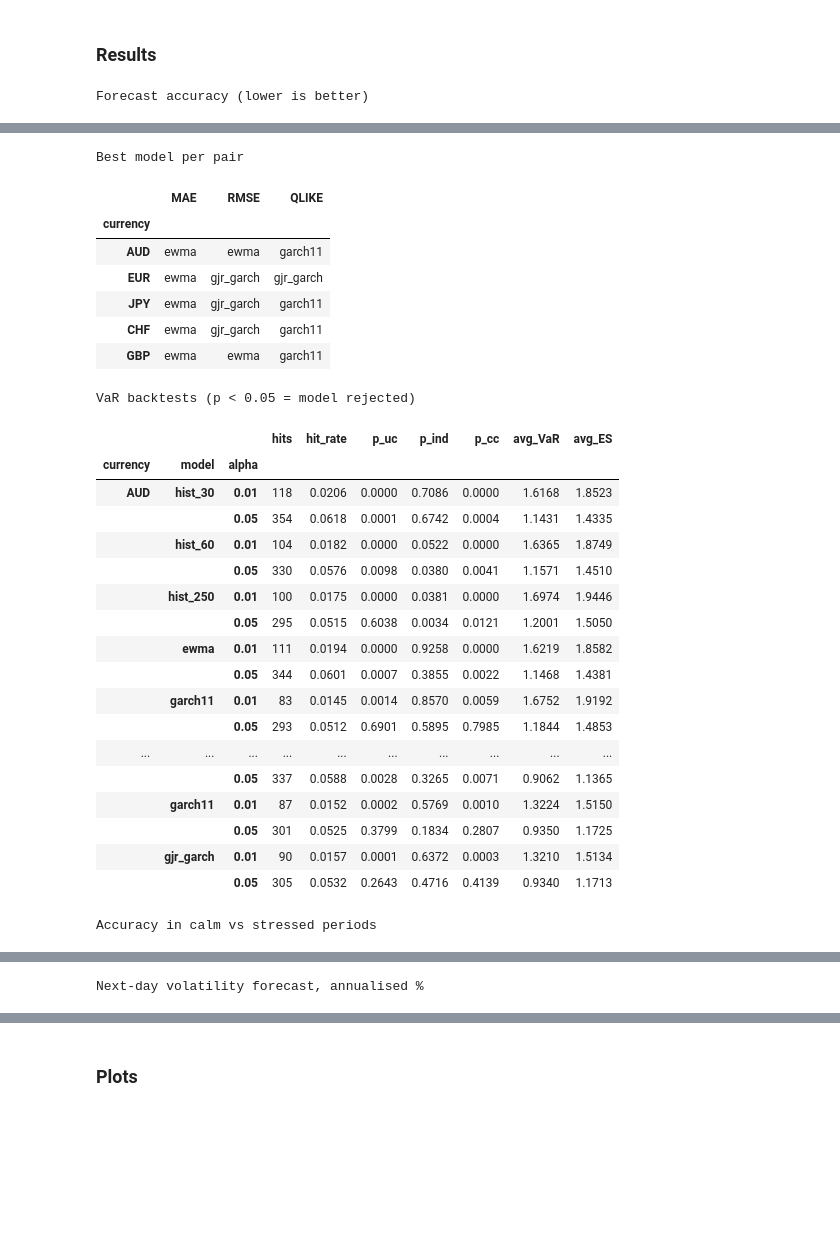
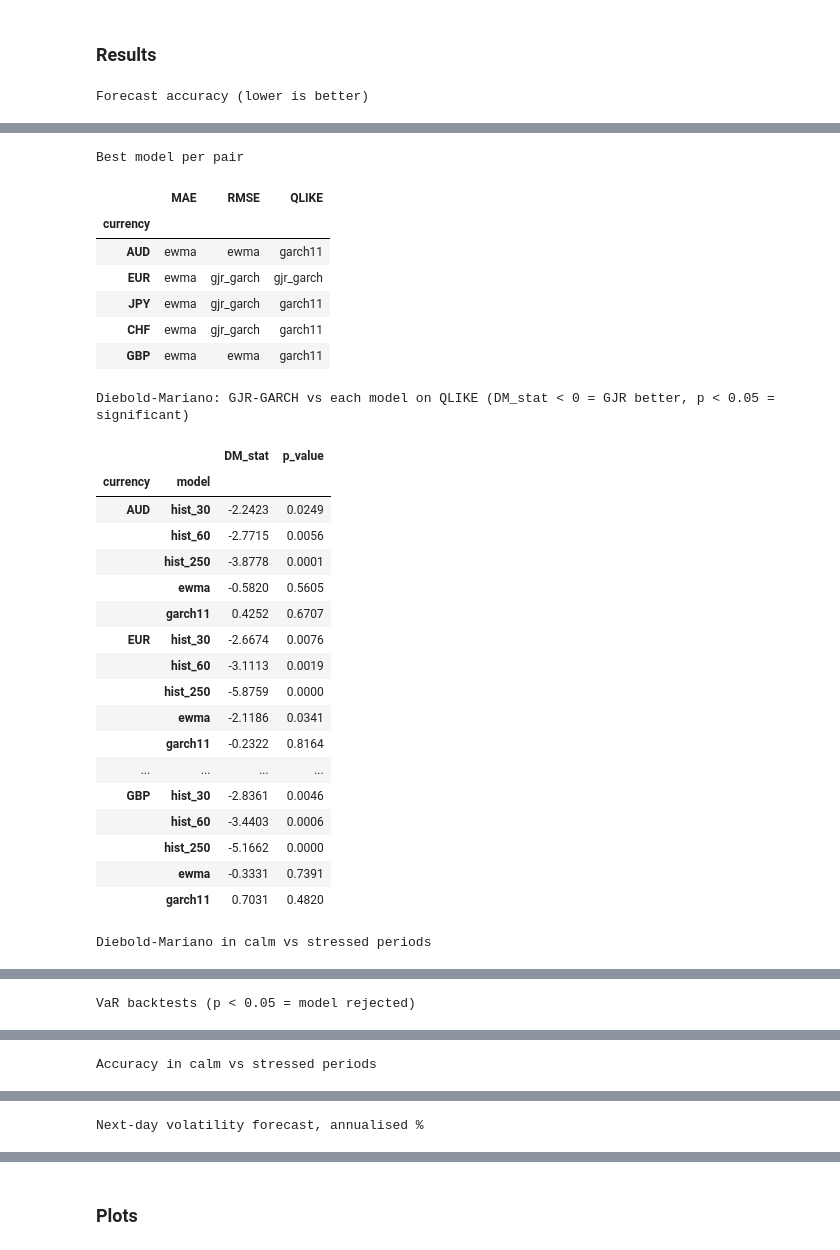
Before and after one commit to QRSocietyTMU/GARCH-Project, a Jupyter notebook: main.ipynb, the cells around one changed output, grey strips where cells are left out. Saved outputs shown, nothing was run; the diff lists cells and outputs as text; code cells hidden in the pictures; blank space fills up the shorter version.

```diff
--- a/main.ipynb
+++ b/main.ipynb
@@ -195,6 +195,12 @@ display(run["results"].round(4))
 print("Best model per pair")
 display(pd.DataFrame({k: run["results"][k].unstack("model").idxmin(axis=1) for k in ["MAE", "RMSE", "QLIKE"]}))
 
+print("Diebold-Mariano: GJR-GARCH vs each model on QLIKE (DM_stat < 0 = GJR better, p < 0.05 = significant)")
+display(run["dm"].round(4))
+
+print("Diebold-Mariano in calm vs stressed periods")
+display(run["dm_by_regime"].round(4))
+
 print("VaR backtests (p < 0.05 = model rejected)")
 display(run["risk"].round(4))
 
@@ -204,50 +210,50 @@ display(run["by_regime"].round(4))
 print("Next-day volatility forecast, annualised %")
 display(run["next_day_vol"].round(2))
 # %% [output]
 Forecast accuracy (lower is better)
 |  |  | MAE | RMSE | QLIKE |
 | currency | model |  |  |  |
 | AUD | hist_30 | 0.6457 | 2.1480 | 0.2255 |
 |  | hist_60 | 0.6542 | 2.2082 | 0.2429 |
 |  | hist_250 | 0.6826 | 2.2570 | 0.3445 |
 |  | ewma | 0.6397 | 2.0875 | 0.2139 |
 |  | garch11 | 0.6435 | 2.1041 | 0.2095 |
 |  | gjr_garch | 0.6405 | 2.0979 | 0.2105 |
 | EUR | hist_30 | 0.3291 | 0.6726 | -0.3199 |
 |  | hist_60 | 0.3304 | 0.6743 | -0.3247 |
 |  | hist_250 | 0.3420 | 0.6935 | -0.2576 |
 |  | ewma | 0.3288 | 0.6727 | -0.3279 |
 | ... | ... | ... | ... | ... |
 |  | hist_60 | 0.3830 | 1.2306 | -0.2028 |
 |  | hist_250 | 0.3927 | 1.2505 | -0.1155 |
 |  | ewma | 0.3775 | 1.2208 | -0.2248 |
 |  | garch11 | 0.3810 | 1.2239 | -0.2312 |
 |  | gjr_garch | 0.3808 | 1.2260 | -0.2277 |
 Best model per pair
 |  | MAE | RMSE | QLIKE |
 | currency |  |  |  |
 | AUD | ewma | ewma | garch11 |
 | EUR | ewma | gjr_garch | gjr_garch |
 | JPY | ewma | gjr_garch | garch11 |
 | CHF | ewma | gjr_garch | garch11 |
 | GBP | ewma | ewma | garch11 |
-VaR backtests (p < 0.05 = model rejected)
+Diebold-Mariano: GJR-GARCH vs each model on QLIKE (DM_stat < 0 = GJR better, p < 0.05 = significant)
-|  |  |  | hits | hit_rate | p_uc | p_ind | p_cc | avg_VaR | avg_ES |
-| currency | model | alpha |  |  |  |  |  |  |  |
-| AUD | hist_30 | 0.01 | 118 | 0.0206 | 0.0000 | 0.7086 | 0.0000 | 1.6168 | 1.8523 |
-|  |  | 0.05 | 354 | 0.0618 | 0.0001 | 0.6742 | 0.0004 | 1.1431 | 1.4335 |
-|  | hist_60 | 0.01 | 104 | 0.0182 | 0.0000 | 0.0522 | 0.0000 | 1.6365 | 1.8749 |
-|  |  | 0.05 | 330 | 0.0576 | 0.0098 | 0.0380 | 0.0041 | 1.1571 | 1.4510 |
-|  | hist_250 | 0.01 | 100 | 0.0175 | 0.0000 | 0.0381 | 0.0000 | 1.6974 | 1.9446 |
-|  |  | 0.05 | 295 | 0.0515 | 0.6038 | 0.0034 | 0.0121 | 1.2001 | 1.5050 |
-|  | ewma | 0.01 | 111 | 0.0194 | 0.0000 | 0.9258 | 0.0000 | 1.6219 | 1.8582 |
-|  |  | 0.05 | 344 | 0.0601 | 0.0007 | 0.3855 | 0.0022 | 1.1468 | 1.4381 |
-|  | garch11 | 0.01 | 83 | 0.0145 | 0.0014 | 0.8570 | 0.0059 | 1.6752 | 1.9192 |
-|  |  | 0.05 | 293 | 0.0512 | 0.6901 | 0.5895 | 0.7985 | 1.1844 | 1.4853 |
-| ... | ... | ... | ... | ... | ... | ... | ... | ... | ... |
-|  |  | 0.05 | 337 | 0.0588 | 0.0028 | 0.3265 | 0.0071 | 0.9062 | 1.1365 |
-|  | garch11 | 0.01 | 87 | 0.0152 | 0.0002 | 0.5769 | 0.0010 | 1.3224 | 1.5150 |
-|  |  | 0.05 | 301 | 0.0525 | 0.3799 | 0.1834 | 0.2807 | 0.9350 | 1.1725 |
-|  | gjr_garch | 0.01 | 90 | 0.0157 | 0.0001 | 0.6372 | 0.0003 | 1.3210 | 1.5134 |
-|  |  | 0.05 | 305 | 0.0532 | 0.2643 | 0.4716 | 0.4139 | 0.9340 | 1.1713 |
+|  |  | DM_stat | p_value |
+| currency | model |  |  |
+| AUD | hist_30 | -2.2423 | 0.0249 |
+|  | hist_60 | -2.7715 | 0.0056 |
+|  | hist_250 | -3.8778 | 0.0001 |
+|  | ewma | -0.5820 | 0.5605 |
+|  | garch11 | 0.4252 | 0.6707 |
+| EUR | hist_30 | -2.6674 | 0.0076 |
+|  | hist_60 | -3.1113 | 0.0019 |
+|  | hist_250 | -5.8759 | 0.0000 |
+|  | ewma | -2.1186 | 0.0341 |
+|  | garch11 | -0.2322 | 0.8164 |
+| ... | ... | ... | ... |
+| GBP | hist_30 | -2.8361 | 0.0046 |
+|  | hist_60 | -3.4403 | 0.0006 |
+|  | hist_250 | -5.1662 | 0.0000 |
+|  | ewma | -0.3331 | 0.7391 |
+|  | garch11 | 0.7031 | 0.4820 |
-Accuracy in calm vs stressed periods
+Diebold-Mariano in calm vs stressed periods
@@ -272 +278 @@ Accuracy in calm vs stressed periods
-Next-day volatility forecast, annualised %
+VaR backtests (p < 0.05 = model rejected)
@@ -278,0 +297 @@ Next-day volatility forecast, annualised %
+Accuracy in calm vs stressed periods
@@ -278,0 +316 @@ Next-day volatility forecast, annualised %
+Next-day volatility forecast, annualised %
```
Also changed, not shown: parts of 2 cells of this notebook, 7 other files.
